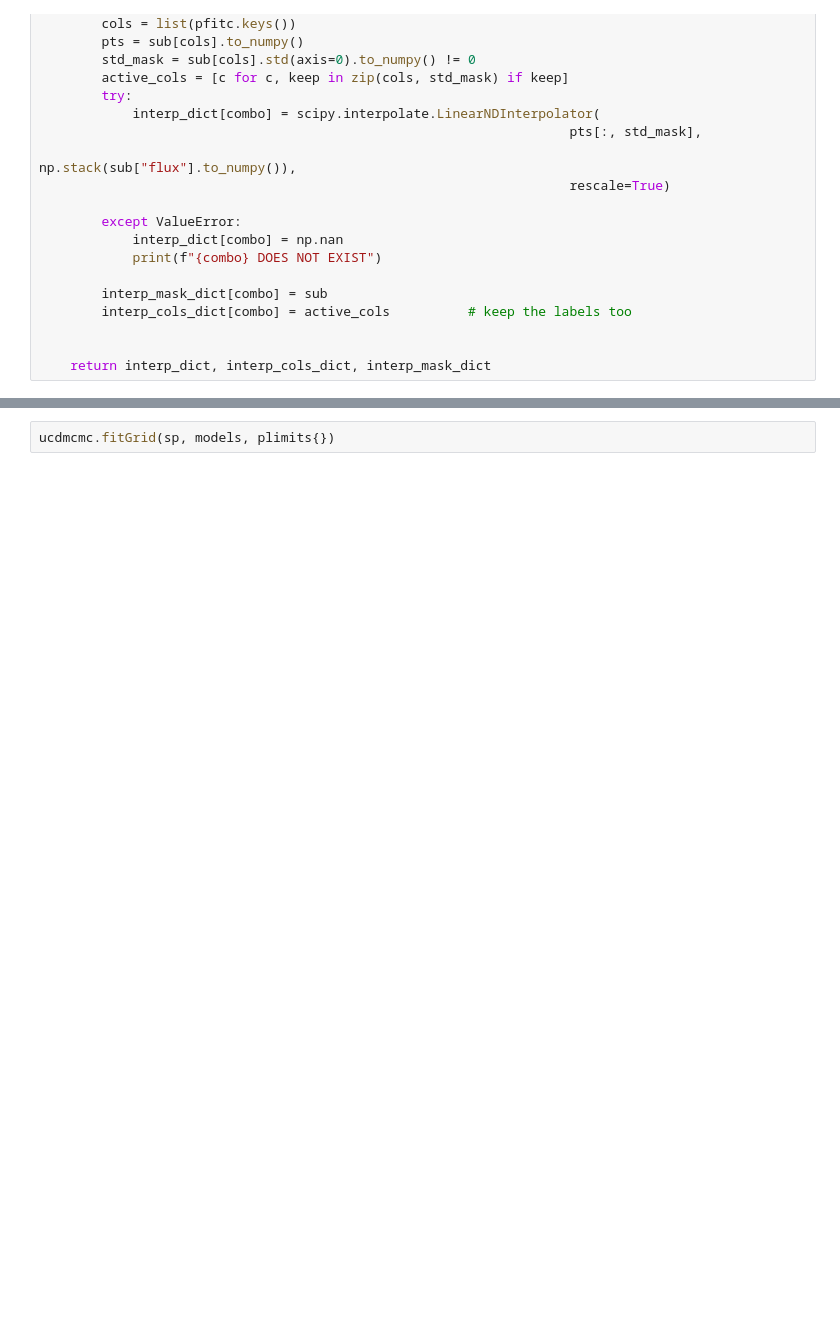
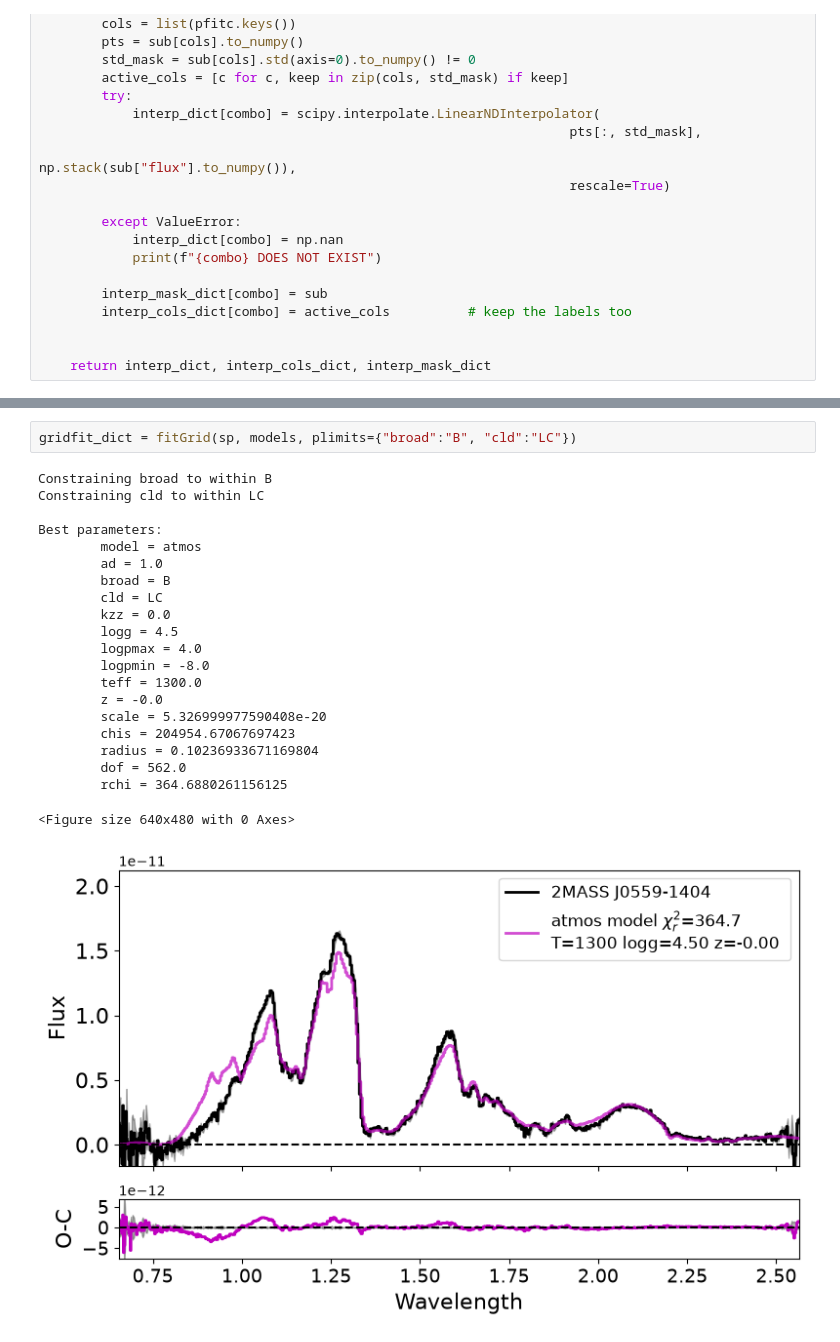
Before and after one commit to e-pritchard/Evan_CSL_Summer_2026, a Jupyter notebook: MCMC_workspace/notebooks/4_more_discrete_parameter_testing.ipynb, the cells around one changed output, grey strips where cells are left out. Saved outputs shown, nothing was run; the diff lists cells and outputs as text; blank space fills up the shorter version.

```diff
--- a/MCMC_workspace/notebooks/4_more_discrete_parameter_testing.ipynb
+++ b/MCMC_workspace/notebooks/4_more_discrete_parameter_testing.ipynb
@@ -883,4 +1086,26 @@ def log_L(theta, sp, key):
 
     return np.nansum((-0.5) * (np.log(2*np.pi*dy**2) + ((y - (alpha * model)) / dy)**2), axis=-1)
 # %%
-ucdmcmc.fitGrid(sp, models, plimits{})
+gridfit_dict = fitGrid(sp, models, plimits={"broad":"B", "cld":"LC"})
+# %% [output]
+Constraining broad to within B
+Constraining cld to within LC
+
+Best parameters:
+        model = atmos
+        ad = 1.0
+        broad = B
+        cld = LC
+        kzz = 0.0
+        logg = 4.5
+        logpmax = 4.0
+        logpmin = -8.0
+        teff = 1300.0
+        z = -0.0
+        scale = 5.326999977590408e-20
+        chis = 204954.67067697423
+        radius = 0.10236933671169804
+        dof = 562.0
+        rchi = 364.6880261156125
+<Figure size 640x480 with 0 Axes>
+[figure, added]
```
Also changed, not shown: parts of 36 cells of this notebook, 2 other files.
